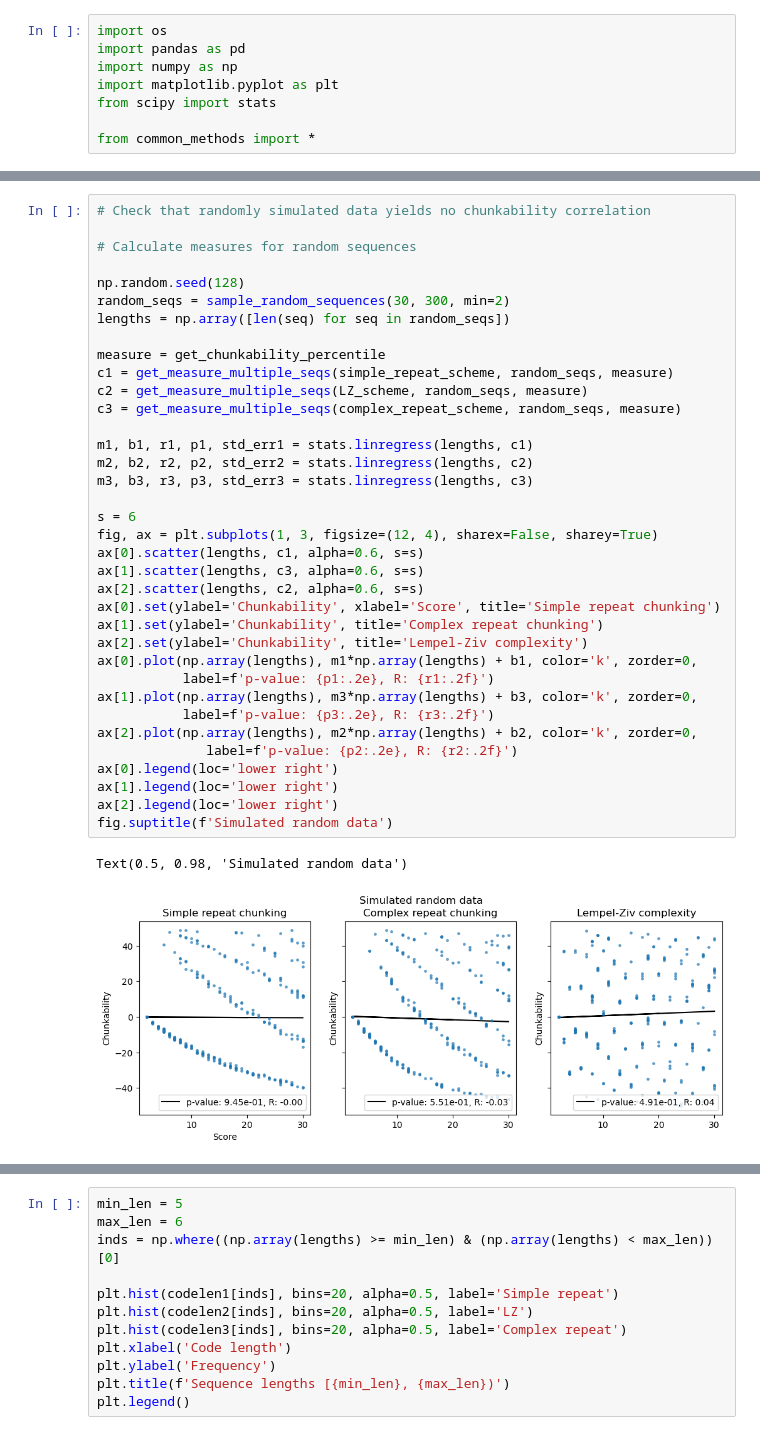
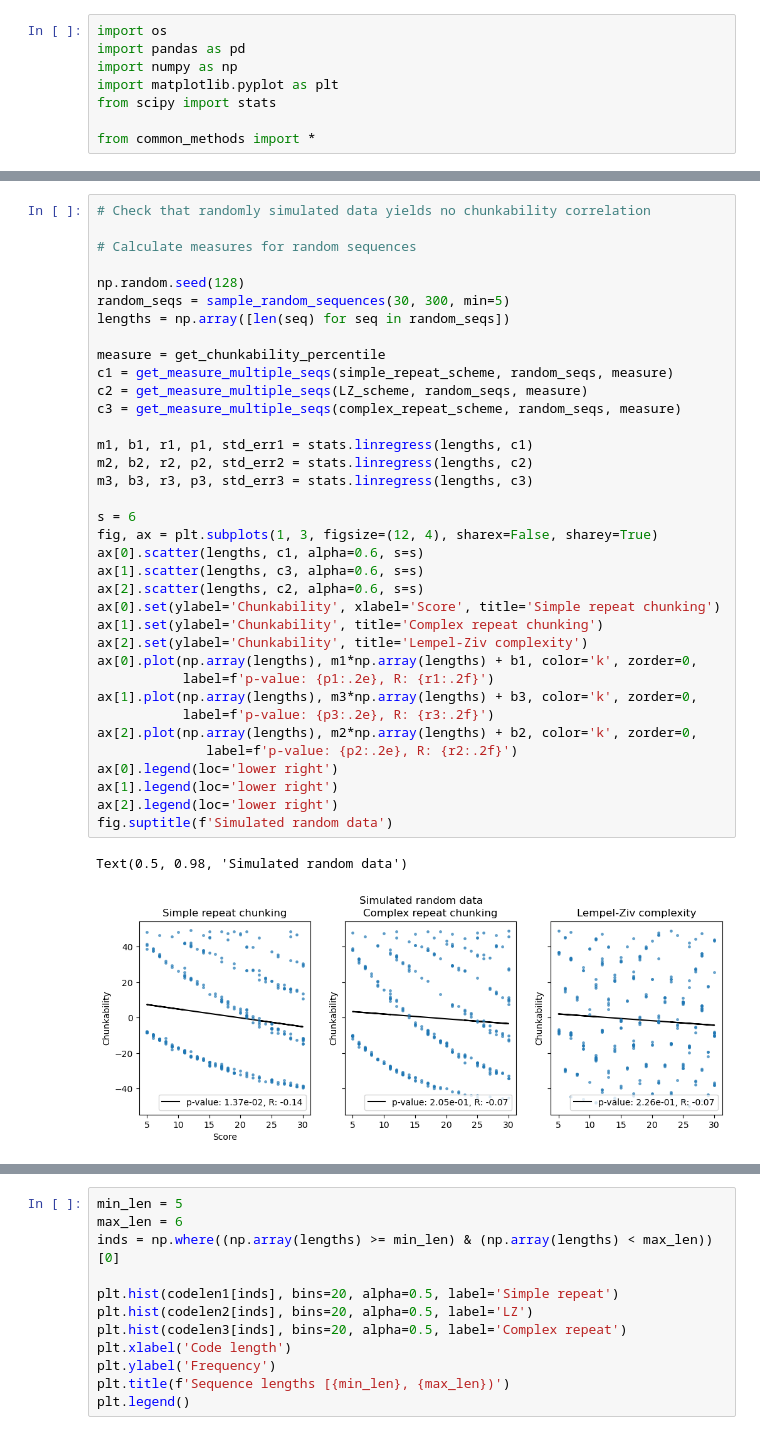
Before and after one commit to qsimeon/PSY1401Projects, a Jupyter notebook: final_project/RepeatsScheme.ipynb, the cells around one changed output, grey strips where cells are left out. Cells and saved outputs as stored; diff of their text form.

```diff
--- a/final_project/RepeatsScheme.ipynb
+++ b/final_project/RepeatsScheme.ipynb
@@ -214,37 +377,37 @@ Text(0.5, 0.98, 'For logs in ./Sol_logs/Random')
 # Calculate measures for random sequences
 
 np.random.seed(128)
-random_seqs = sample_random_sequences(30, 300, min=2)
+random_seqs = sample_random_sequences(30, 300, min=5)
 lengths = np.array([len(seq) for seq in random_seqs])
 
 measure = get_chunkability_percentile
 c1 = get_measure_multiple_seqs(simple_repeat_scheme, random_seqs, measure)
 c2 = get_measure_multiple_seqs(LZ_scheme, random_seqs, measure)
 c3 = get_measure_multiple_seqs(complex_repeat_scheme, random_seqs, measure)
 
 m1, b1, r1, p1, std_err1 = stats.linregress(lengths, c1)
 m2, b2, r2, p2, std_err2 = stats.linregress(lengths, c2)
 m3, b3, r3, p3, std_err3 = stats.linregress(lengths, c3)
 
 s = 6
 fig, ax = plt.subplots(1, 3, figsize=(12, 4), sharex=False, sharey=True)
 ax[0].scatter(lengths, c1, alpha=0.6, s=s)
 ax[1].scatter(lengths, c3, alpha=0.6, s=s)
 ax[2].scatter(lengths, c2, alpha=0.6, s=s)
 ax[0].set(ylabel='Chunkability', xlabel='Score', title='Simple repeat chunking')
 ax[1].set(ylabel='Chunkability', title='Complex repeat chunking')
 ax[2].set(ylabel='Chunkability', title='Lempel-Ziv complexity')
 ax[0].plot(np.array(lengths), m1*np.array(lengths) + b1, color='k', zorder=0,
            label=f'p-value: {p1:.2e}, R: {r1:.2f}')
 ax[1].plot(np.array(lengths), m3*np.array(lengths) + b3, color='k', zorder=0,
            label=f'p-value: {p3:.2e}, R: {r3:.2f}')
 ax[2].plot(np.array(lengths), m2*np.array(lengths) + b2, color='k', zorder=0,
               label=f'p-value: {p2:.2e}, R: {r2:.2f}')
 ax[0].legend(loc='lower right')
 ax[1].legend(loc='lower right')
 ax[2].legend(loc='lower right')
 fig.suptitle(f'Simulated random data')
 # %% [output]
 Text(0.5, 0.98, 'Simulated random data')
-[figure, old version]
+[figure, new version]
 # %%
```
Also changed, not shown: parts of 10 cells of this notebook, 1 other file.
